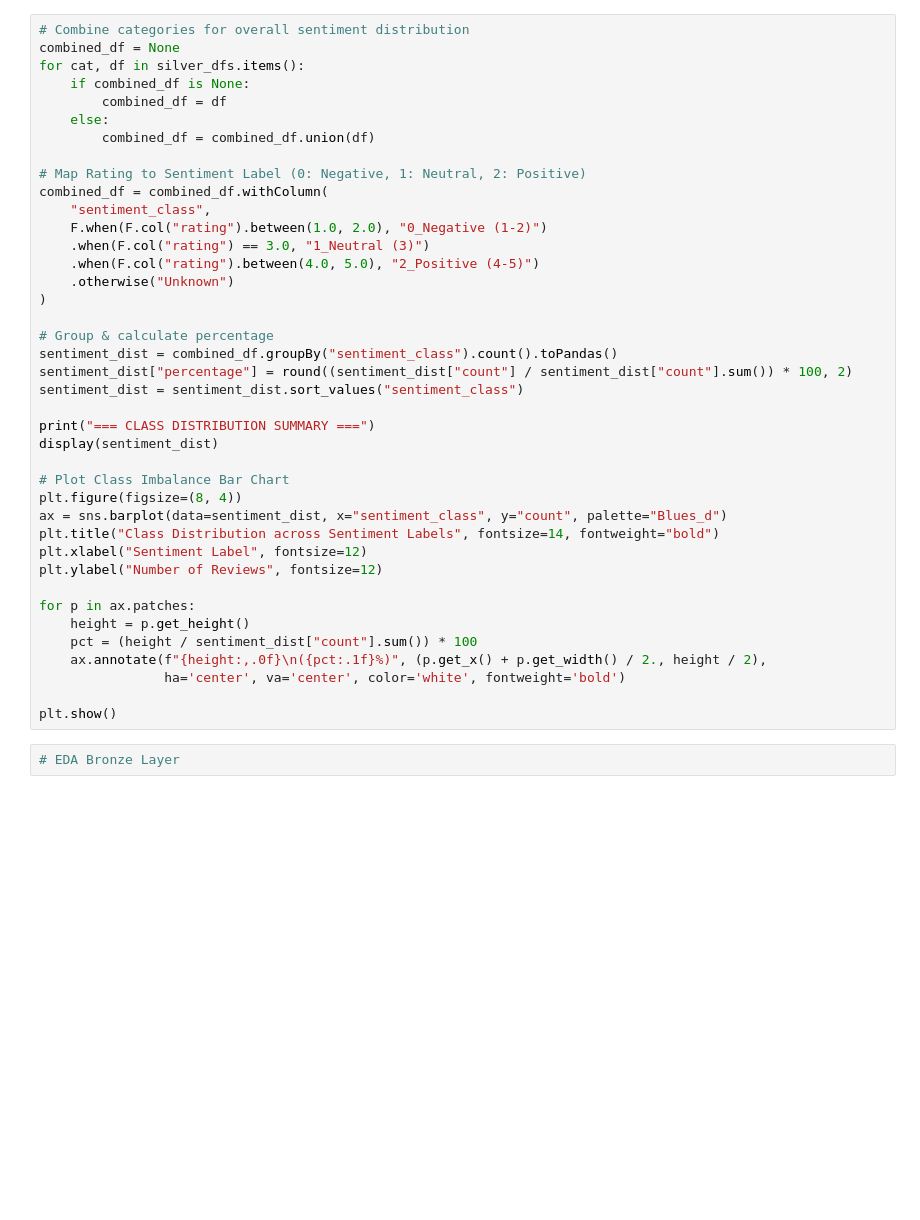
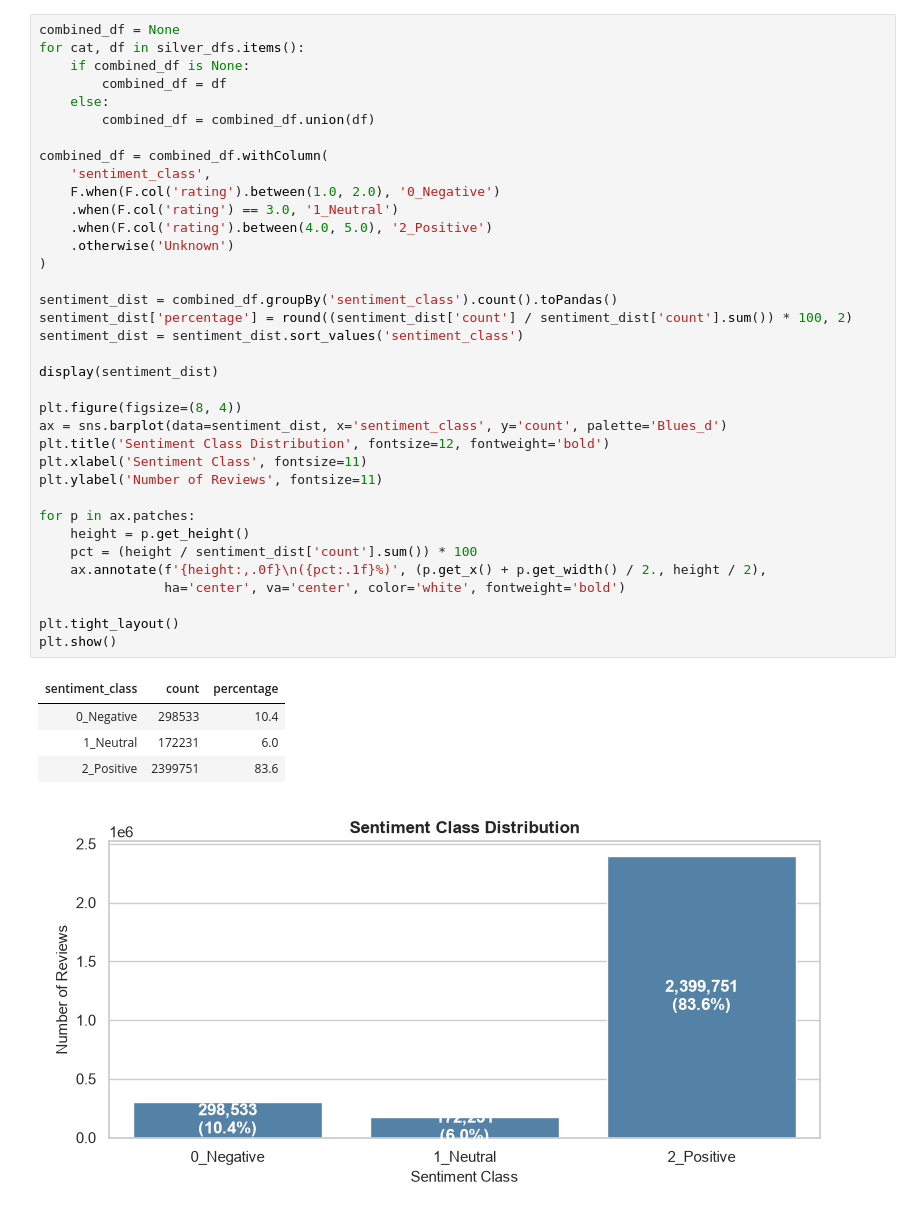
Before and after one commit to hdminh279/ecommerce-review-analytics, a Jupyter notebook: spark/eda/eda.ipynb, the cells around one changed output. Drawn from its saved outputs; the diff is of its cells as text; blank space fills up the shorter version.

```diff
--- a/spark/eda/eda.ipynb
+++ b/spark/eda/eda.ipynb
@@ -232,43 +204,43 @@ Py4JJavaError: An error occurred while calling o54.parquet.
 # %%
-# Combine categories for overall sentiment distribution
 combined_df = None
 for cat, df in silver_dfs.items():
     if combined_df is None:
         combined_df = df
     else:
         combined_df = combined_df.union(df)
 
-# Map Rating to Sentiment Label (0: Negative, 1: Neutral, 2: Positive)
 combined_df = combined_df.withColumn(
-    "sentiment_class",
-    F.when(F.col("rating").between(1.0, 2.0), "0_Negative (1-2)")
-    .when(F.col("rating") == 3.0, "1_Neutral (3)")
-    .when(F.col("rating").between(4.0, 5.0), "2_Positive (4-5)")
-    .otherwise("Unknown")
+    'sentiment_class',
+    F.when(F.col('rating').between(1.0, 2.0), '0_Negative')
+    .when(F.col('rating') == 3.0, '1_Neutral')
+    .when(F.col('rating').between(4.0, 5.0), '2_Positive')
+    .otherwise('Unknown')
 )
 
-# Group & calculate percentage
-sentiment_dist = combined_df.groupBy("sentiment_class").count().toPandas()
-sentiment_dist["percentage"] = round((sentiment_dist["count"] / sentiment_dist["count"].sum()) * 100, 2)
-sentiment_dist = sentiment_dist.sort_values("sentiment_class")
+sentiment_dist = combined_df.groupBy('sentiment_class').count().toPandas()
+sentiment_dist['percentage'] = round((sentiment_dist['count'] / sentiment_dist['count'].sum()) * 100, 2)
+sentiment_dist = sentiment_dist.sort_values('sentiment_class')
 
-print("=== CLASS DISTRIBUTION SUMMARY ===")
 display(sentiment_dist)
 
-# Plot Class Imbalance Bar Chart
 plt.figure(figsize=(8, 4))
-ax = sns.barplot(data=sentiment_dist, x="sentiment_class", y="count", palette="Blues_d")
-plt.title("Class Distribution across Sentiment Labels", fontsize=14, fontweight="bold")
-plt.xlabel("Sentiment Label", fontsize=12)
-plt.ylabel("Number of Reviews", fontsize=12)
+ax = sns.barplot(data=sentiment_dist, x='sentiment_class', y='count', palette='Blues_d')
+plt.title('Sentiment Class Distribution', fontsize=12, fontweight='bold')
+plt.xlabel('Sentiment Class', fontsize=11)
+plt.ylabel('Number of Reviews', fontsize=11)
 
 for p in ax.patches:
     height = p.get_height()
-    pct = (height / sentiment_dist["count"].sum()) * 100
-    ax.annotate(f"{height:,.0f}\n({pct:.1f}%)", (p.get_x() + p.get_width() / 2., height / 2),
+    pct = (height / sentiment_dist['count'].sum()) * 100
+    ax.annotate(f'{height:,.0f}\n({pct:.1f}%)', (p.get_x() + p.get_width() / 2., height / 2),
                 ha='center', va='center', color='white', fontweight='bold')
 
+plt.tight_layout()
 plt.show()
+# %% [output]
+| sentiment_class | count | percentage |
+| 0_Negative | 298533 | 10.4 |
+| 1_Neutral | 172231 | 6.0 |
+| 2_Positive | 2399751 | 83.6 |
+[figure, added]
-# %%
-# EDA Bronze Layer
 # %%
```
Also changed, not shown: parts of 12 cells of this notebook, 1 other file.
